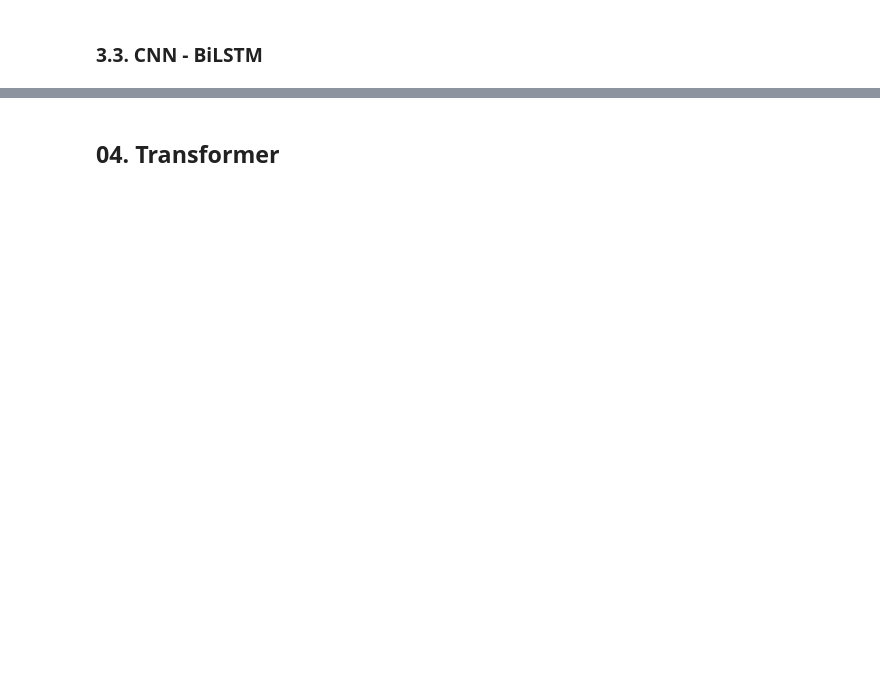
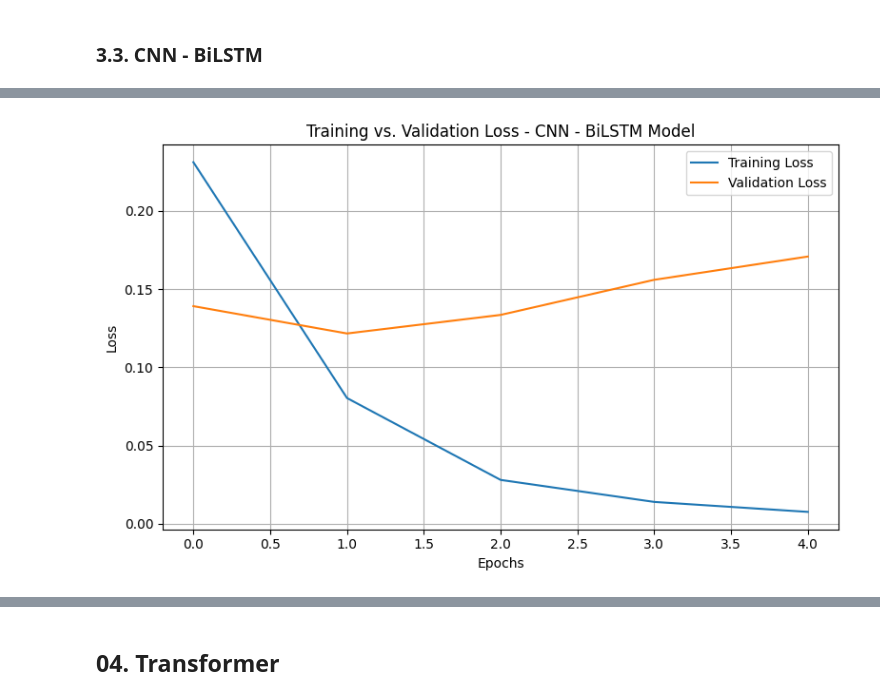
Before and after one commit to ththu0205/Fake-News-Detector, a Jupyter notebook: final_project_teku.ipynb, the cells around one changed output, grey strips where cells are left out. Cells and saved outputs as stored; diff of their text form; code cells hidden in the pictures; blank space fills up the shorter version.

```diff
--- a/final_project_teku.ipynb
+++ b/final_project_teku.ipynb
@@ -267,2 +391,4 @@ weighted avg       0.96      0.96      0.96     15718
 # %% [markdown]
 ### **3.3. CNN - BiLSTM**
+# %%
+combine_model = init_model('cnn_bilstm')
@@ -268,0 +417,9 @@ weighted avg       0.96      0.96      0.96     15718
+# %%
+# Training
+combine_history = combine_model.fit(
+    X_train_pad, y_train,
+    epochs=epochs,
+    batch_size=batch_size,
+    validation_split=0.1,
+    callbacks=[early_stopping]
+)
@@ -268,0 +438,4 @@ weighted avg       0.96      0.96      0.96     15718
+# %%
+visualize_loss('CNN - BiLSTM', combine_history.history['loss'], combine_history.history['val_loss'])
+# %% [output]
+[figure, added]
```
Also changed, not shown: parts of 18 cells of this notebook.
